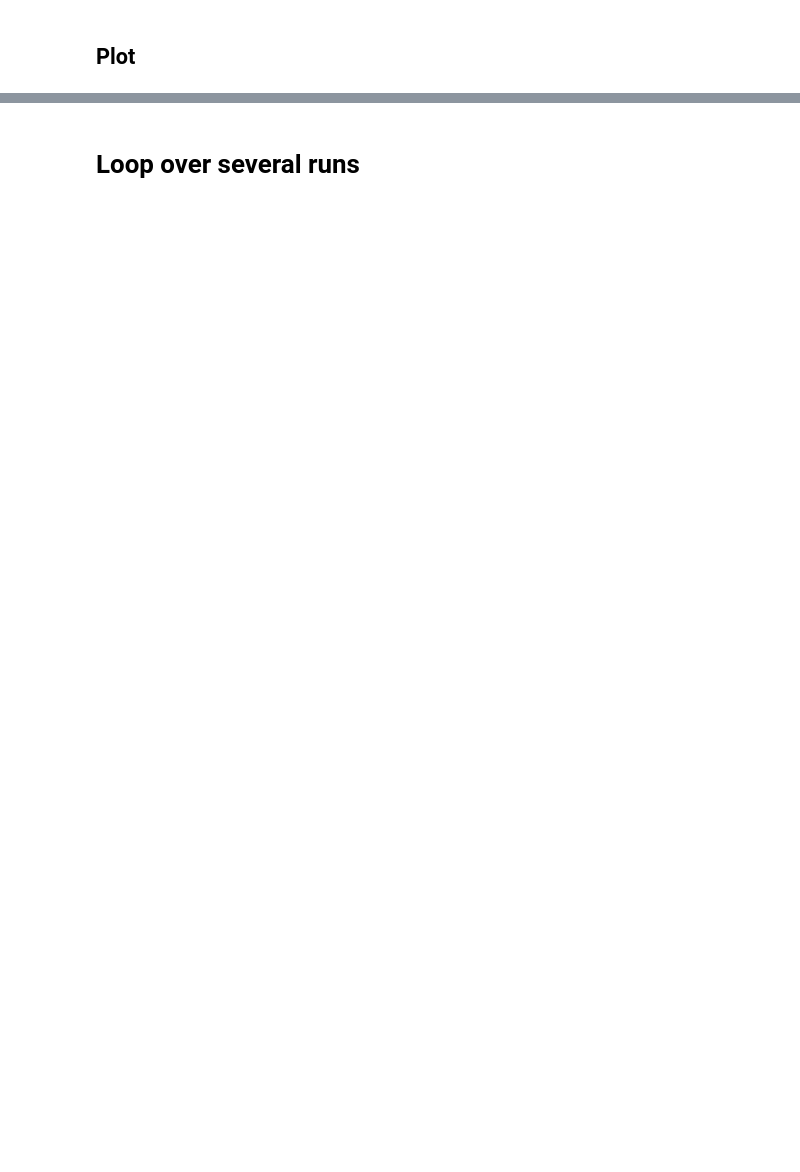
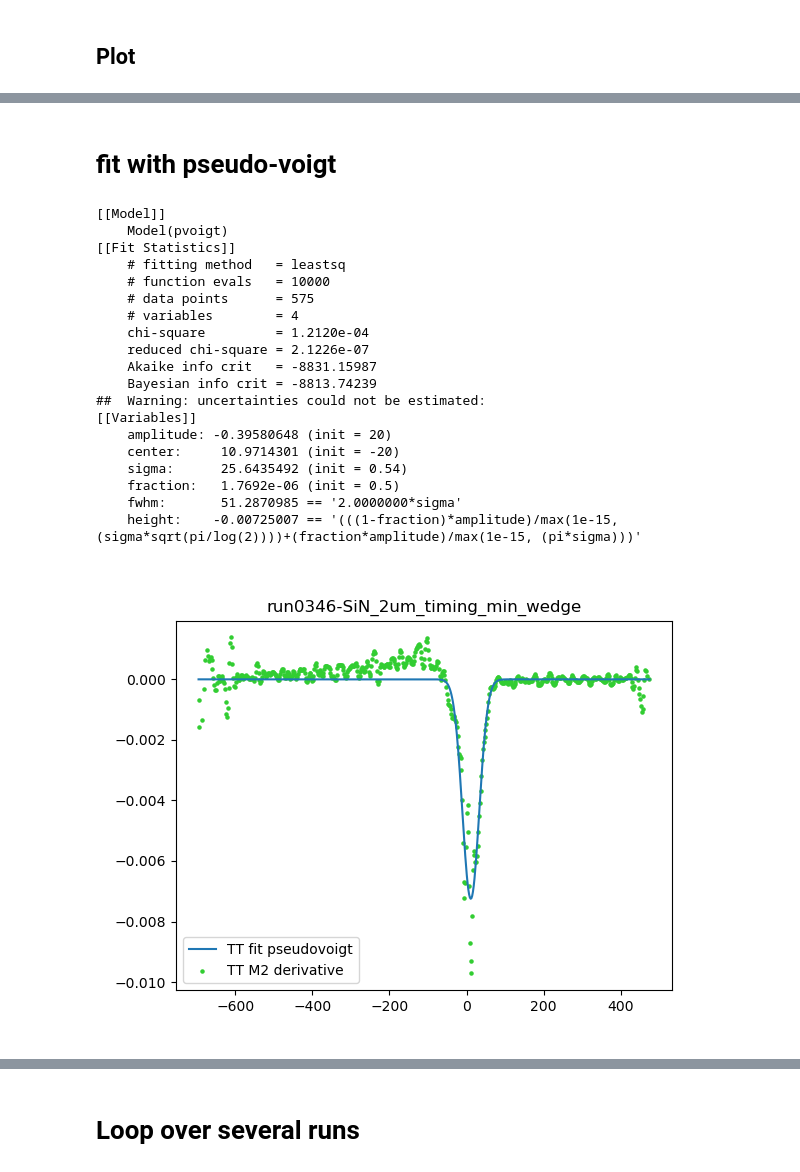
Before and after one commit to paulscherrerinstitute/alvra_beamline_scripts, a Jupyter notebook: YAG_scans_oneTT.ipynb, the cells around one changed output, grey strips where cells are left out. Cells and saved outputs as stored; diff of their text form; code cells hidden in the pictures; blank space fills up the shorter version.

```diff
--- a/YAG_scans_oneTT.ipynb
+++ b/YAG_scans_oneTT.ipynb
@@ -200,0 +202,48 @@ Position t0_TT = 115.60020238529799 mm
+# %% [markdown]
+# fit with pseudo-voigt
+# %%
+from lmfit.models import PseudoVoigtModel
+
+pp_TT_derivative = gaussian_filter1d(pp_TT,2, order = 1)
+
+mod = PseudoVoigtModel()
+
+pars = mod.guess(pp_TT_derivative, x=Delay_fs_TT)
+
+# create a set of Parameters
+#params = Parameters()
+
+init = mod.eval(pars, x=Delay_fs_TT)
+out = mod.fit(pp_TT_derivative, amplitude=20.0, center=-20.0, sigma=0.54, fraction=0.5, x=Delay_fs_TT)
+
+plt.figure()
+plt.title(jsonfile.split('/')[-3])
+plt.scatter(Delay_fs_TT, pp_TT_derivative, color='limegreen', label = 'TT M2 derivative', s = 5)
+#plt.plot(Delay_fs_TT, out.init_fit, '--', label='initial fit')
+plt.plot(Delay_fs_TT, out.best_fit, '-', label = 'TT fit pseudovoigt')#, w= {:.2f} fs'.format(np.abs(pars[2])))
+plt.legend()
+print(out.fit_report())
+
+#lt.plot(Delay_fs_TT,peak1-172.31)
+#
+# %% [output]
+[[Model]]
+    Model(pvoigt)
+[[Fit Statistics]]
+    # fitting method   = leastsq
+    # function evals   = 10000
+    # data points      = 575
+    # variables        = 4
+    chi-square         = 1.2120e-04
+    reduced chi-square = 2.1226e-07
+    Akaike info crit   = -8831.15987
+    Bayesian info crit = -8813.74239
+##  Warning: uncertainties could not be estimated:
+[[Variables]]
+    amplitude: -0.39580648 (init = 20)
+    center:     10.9714301 (init = -20)
+    sigma:      25.6435492 (init = 0.54)
+    fraction:   1.7692e-06 (init = 0.5)
+    fwhm:       51.2870985 == '2.0000000*sigma'
+    height:    -0.00725007 == '(((1-fraction)*amplitude)/max(1e-15, (sigma*sqrt(pi/log(2))))+(fraction*amplitude)/max(1e-15, (pi*sigma)))'
+[figure, added]
```
Also changed, not shown: parts of 19 cells of this notebook, 4 other files.
